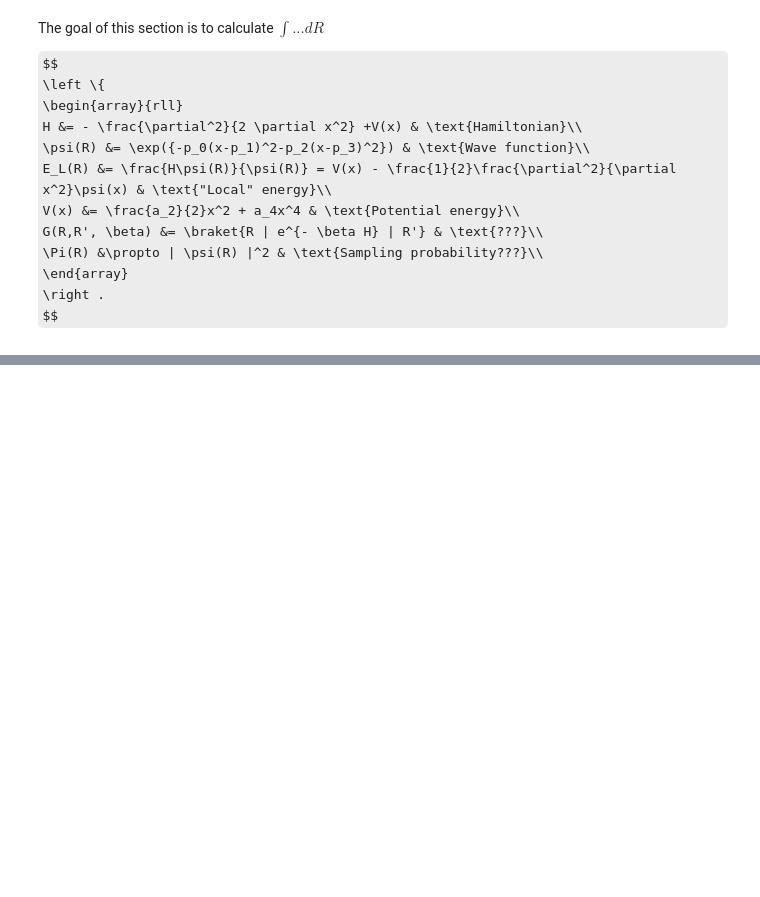
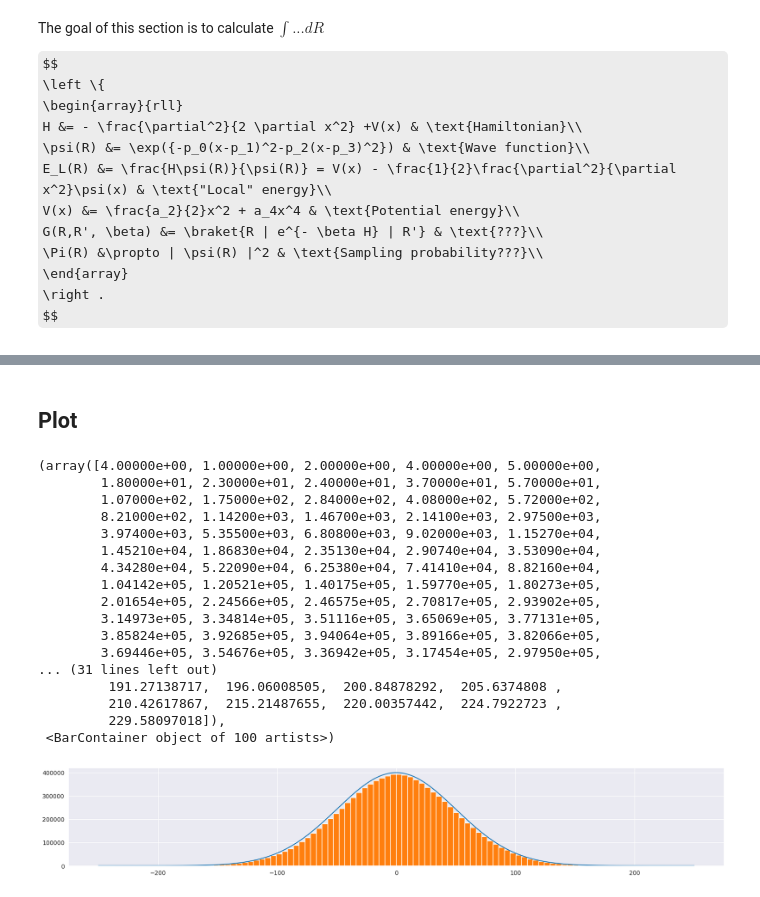
Before and after one commit to migueltorrescosta/notebooks, a Jupyter notebook: Quantum/MetropolisHastingsAlgorithm.ipynb, the cells around one changed output, grey strips where cells are left out. Drawn from its saved outputs; the diff is of its cells as text; code cells hidden in the pictures; some formulas as TeX source; blank space fills up the shorter version.

```diff
--- a/Quantum/MetropolisHastingsAlgorithm.ipynb
+++ b/Quantum/MetropolisHastingsAlgorithm.ipynb
@@ -52,0 +56,24 @@ vmc.plot()
+# %% [markdown]
+## Plot
+# %%
+plt.plot(datapoints, [4 * 10 ** 5 * vmc.state_likelihood(x) for x in datapoints])
+plt.hist(vmc.configuration_history, bins=100, density=False)
+# %% [output]
+(array([4.00000e+00, 1.00000e+00, 2.00000e+00, 4.00000e+00, 5.00000e+00,
+        1.80000e+01, 2.30000e+01, 2.40000e+01, 3.70000e+01, 5.70000e+01,
+        1.07000e+02, 1.75000e+02, 2.84000e+02, 4.08000e+02, 5.72000e+02,
+        8.21000e+02, 1.14200e+03, 1.46700e+03, 2.14100e+03, 2.97500e+03,
+        3.97400e+03, 5.35500e+03, 6.80800e+03, 9.02000e+03, 1.15270e+04,
+        1.45210e+04, 1.86830e+04, 2.35130e+04, 2.90740e+04, 3.53090e+04,
+        4.34280e+04, 5.22090e+04, 6.25380e+04, 7.41410e+04, 8.82160e+04,
+        1.04142e+05, 1.20521e+05, 1.40175e+05, 1.59770e+05, 1.80273e+05,
+        2.01654e+05, 2.24566e+05, 2.46575e+05, 2.70817e+05, 2.93902e+05,
+        3.14973e+05, 3.34814e+05, 3.51116e+05, 3.65069e+05, 3.77131e+05,
+        3.85824e+05, 3.92685e+05, 3.94064e+05, 3.89166e+05, 3.82066e+05,
+        3.69446e+05, 3.54676e+05, 3.36942e+05, 3.17454e+05, 2.97950e+05,
+... (31 lines left out)
+         191.27138717,  196.06008505,  200.84878292,  205.6374808 ,
+         210.42617867,  215.21487655,  220.00357442,  224.7922723 ,
+         229.58097018]),
+ <BarContainer object of 100 artists>)
+[figure, added]
```
Also changed, not shown: parts of 10 cells of this notebook, 1 other file.
